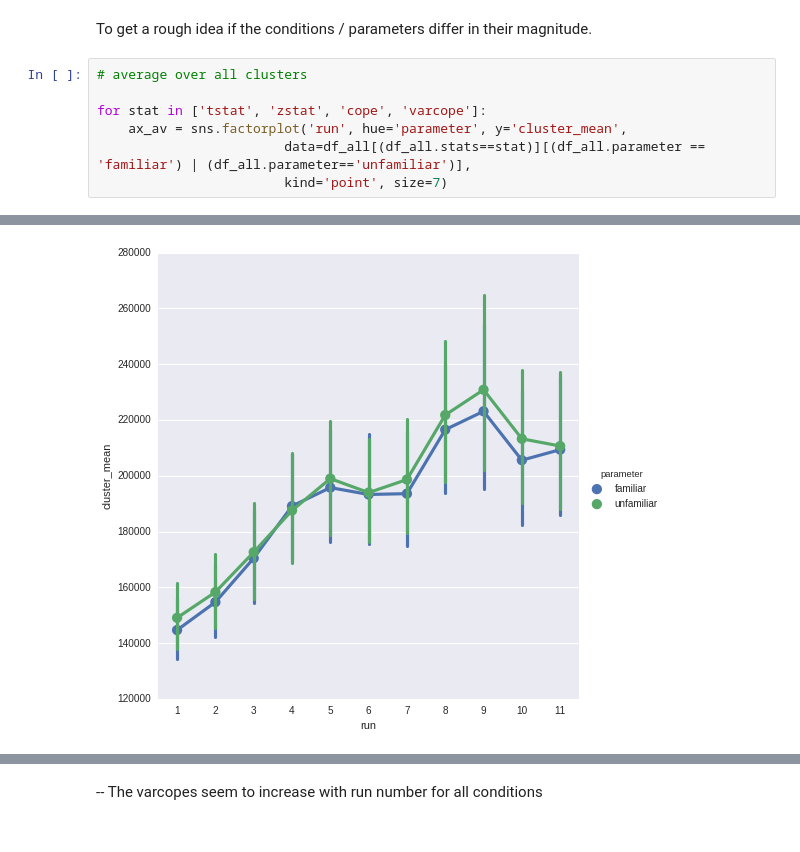
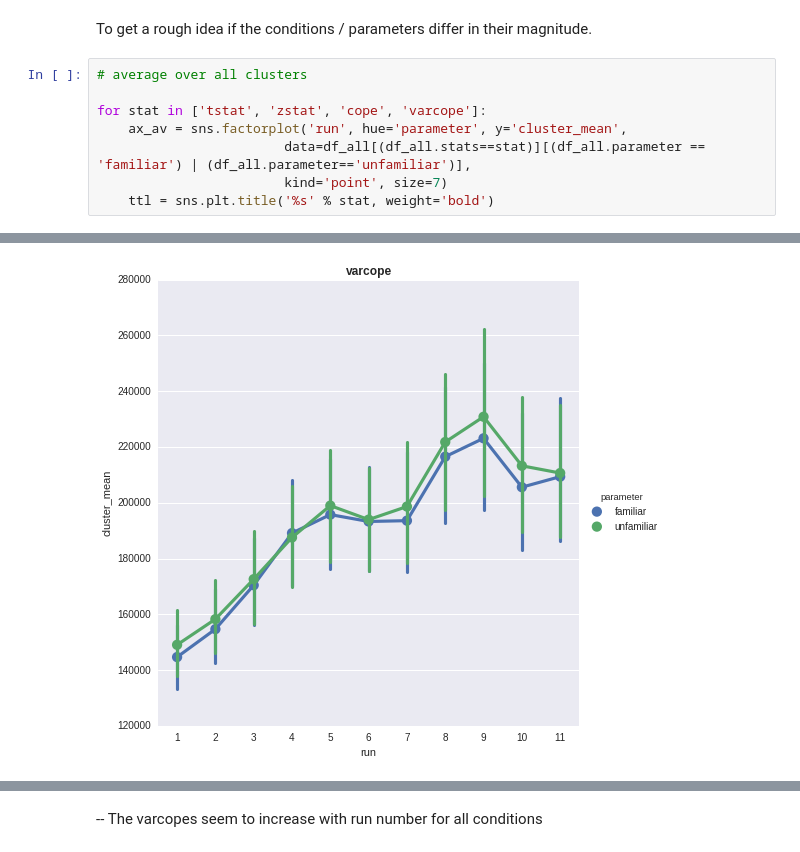
Before and after one commit to oliver-contier/famface-temporal-dynamics, a Jupyter notebook: notebooks/plot_mean_betas.ipynb, the cells around one changed output, grey strips where cells are left out. Cells and saved outputs as stored; diff of their text form.

```diff
--- a/notebooks/plot_mean_betas.ipynb
+++ b/notebooks/plot_mean_betas.ipynb
@@ -87,4 +87,5 @@ for stat in ['tstat', 'zstat', 'cope', 'varcope']:
     ax_av = sns.factorplot('run', hue='parameter', y='cluster_mean',
                         data=df_all[(df_all.stats==stat)][(df_all.parameter == 'familiar') | (df_all.parameter=='unfamiliar')],
                         kind='point', size=7)
+    ttl = sns.plt.title('%s' % stat, weight='bold')
 # %% [output]
@@ -94,4 +95,4 @@ for stat in ['tstat', 'zstat', 'cope', 'varcope']:
-[figure, old version]
+[figure, new version]
 # %%
 # clusters in columns
 
```
Also changed, not shown: parts of 10 cells of this notebook.
